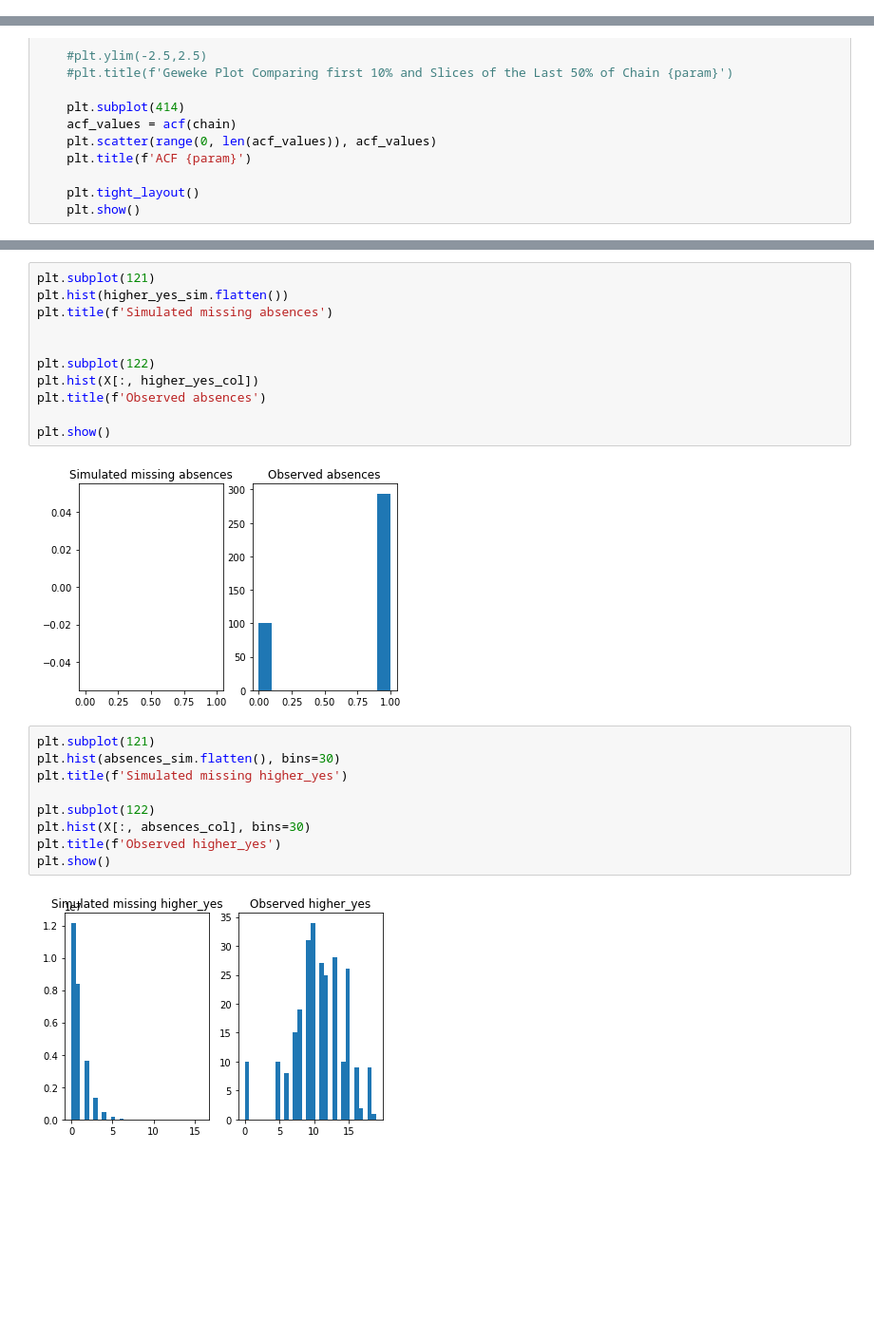
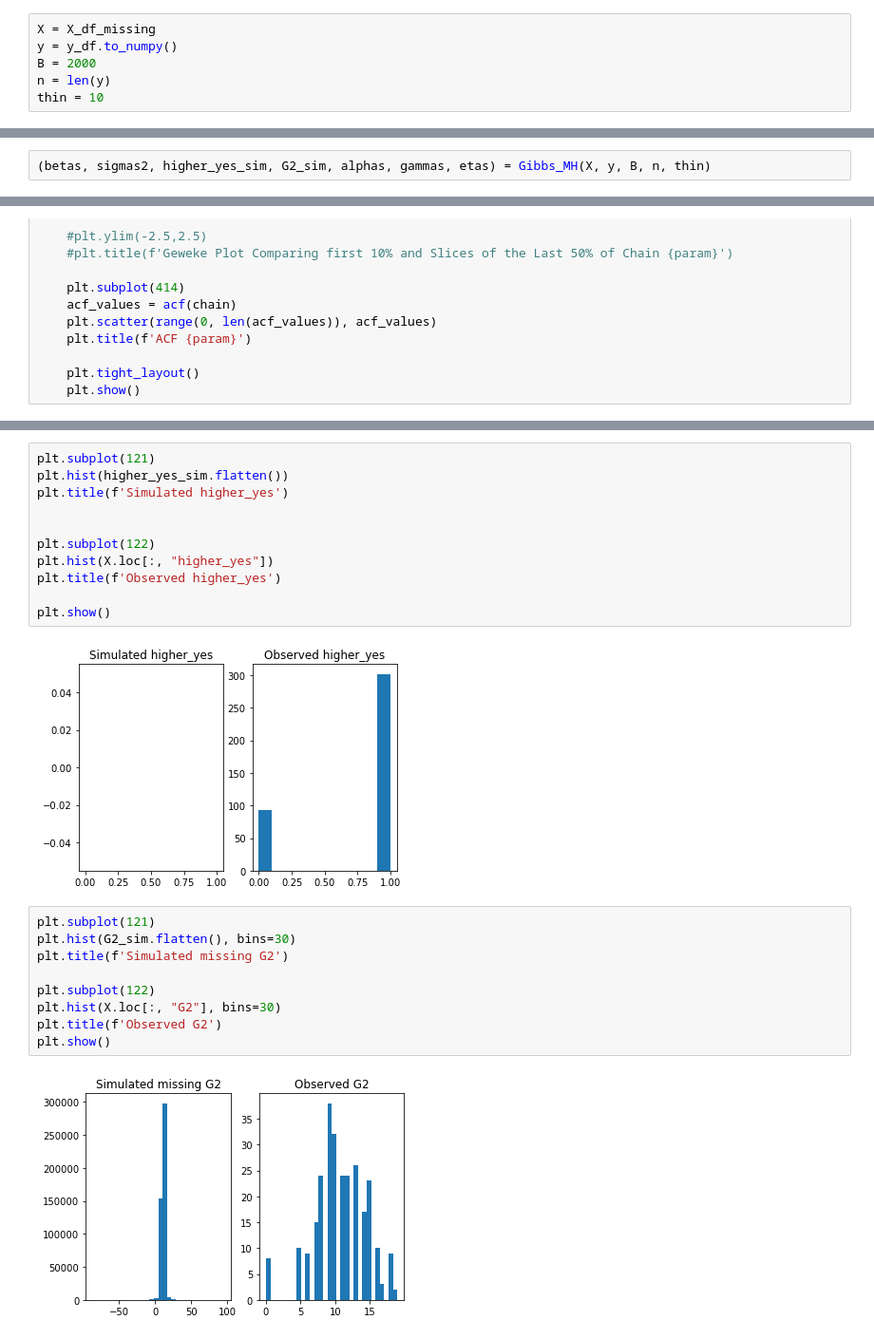
Before and after one commit to lbotti319/bayesian_math_scores, a Jupyter notebook: 04_MNAR_Model.ipynb, the cells around one changed output, grey strips where cells are left out. Shown at 95% size. Saved outputs shown, nothing was run; the diff lists cells and outputs as text; blank space fills up the shorter version.

```diff
--- a/04_MNAR_Model.ipynb
+++ b/04_MNAR_Model.ipynb
@@ -65 +55,7 @@ thin = 10
+# %%
+X = X_df_missing
+y = y_df.to_numpy()
+B = 2000
+n = len(y)
+thin = 10
 # %%
@@ -72,3 +64,5 @@ print(accepts_alpha0/(2*B*thin), accepts_alpha1/(2*B*thin), accepts_gamma0/(2*B*
+# %%
+(betas, sigmas2, higher_yes_sim, G2_sim, alphas, gammas, etas) = Gibbs_MH(X, y, B, n, thin)
 # %%
 betas_df = pd.DataFrame(betas.T, columns=[f"beta_{i}" for i in X_df.columns])
 higher_yes_df = pd.DataFrame(higher_yes_sim.T, columns=[f"missing_higher_yes_{i}" for i in range(0, higher_yes_sim.shape[0])])
@@ -164,24 +162,24 @@ MCMC_diagnostics(gammas1_thin, "gamma1")
 # %%
 plt.subplot(121)
 plt.hist(higher_yes_sim.flatten())
-plt.title(f'Simulated missing absences')
+plt.title(f'Simulated higher_yes')
 
 
 plt.subplot(122)
-plt.hist(X[:, higher_yes_col])
-plt.title(f'Observed absences')
+plt.hist(X.loc[:, "higher_yes"])
+plt.title(f'Observed higher_yes')
 
 plt.show()
 # %% [output]
-[figure, old version]
+[figure, new version]
 # %%
 plt.subplot(121)
-plt.hist(absences_sim.flatten(), bins=30)
-plt.title(f'Simulated missing higher_yes')
+plt.hist(G2_sim.flatten(), bins=30)
+plt.title(f'Simulated missing G2')
 
 plt.subplot(122)
-plt.hist(X[:, absences_col], bins=30)
-plt.title(f'Observed higher_yes')
+plt.hist(X.loc[:, "G2"], bins=30)
+plt.title(f'Observed G2')
 plt.show()
 # %% [output]
-[figure, old version]
+[figure, new version]
```
Also changed, not shown: parts of 20 cells of this notebook, 8 other files.
